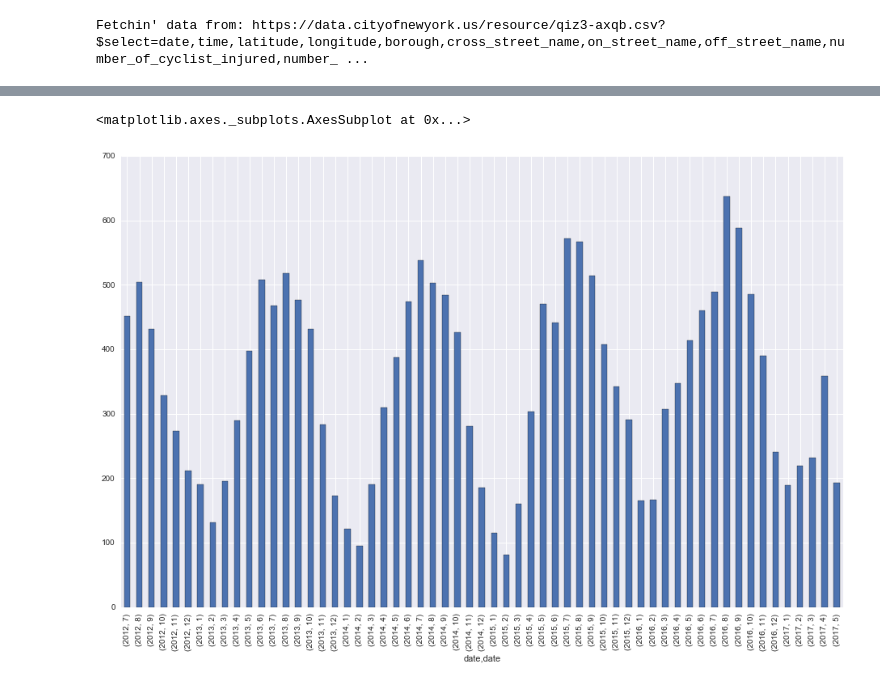
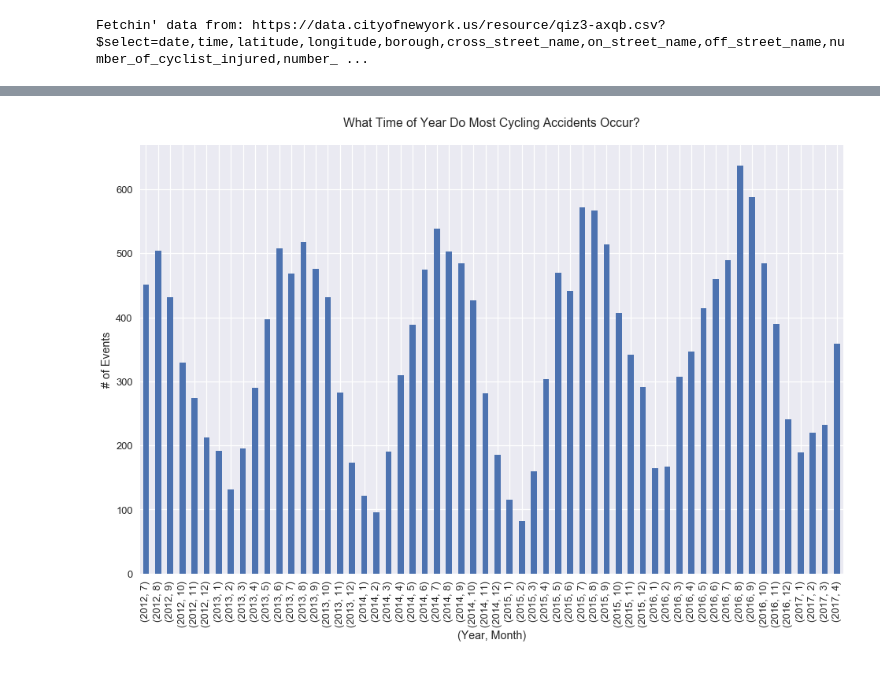
Before and after one commit to jpoles1/bikenyc, a Jupyter notebook: ImportData.ipynb, the cells around one changed output, grey strips where cells are left out. Cells and saved outputs as stored; diff of their text form; code cells hidden in the pictures.

```diff
--- a/ImportData.ipynb
+++ b/ImportData.ipynb
@@ -48,0 +45,6 @@ ggplot(aes(x='time'), data=clean_data) + geom_histogram(binwidth=1) + xlim(0,24)
+# %%
+sb.set_context("talk")
+p = sb.distplot(clean_data["time"], kde=False, bins=24)
+p.set(xlim=(0,24), xlabel="Time of Day", ylabel="Number of Events",
+      title="What Time of Day Do Cycling Accidents Occur?\n")
+plt.show(p.set_xticks(np.arange(0,25,2)))
@@ -49,5 +53,6 @@ ggplot(aes(x='time'), data=clean_data) + geom_histogram(binwidth=1) + xlim(0,24)
 # %%
-clean_data.groupby([clean_data["date"].dt.year, clean_data["date"].dt.month])["date"].count().plot(kind="bar", figsize=(16,10))
+_ = clean_data.groupby([clean_data["date"].dt.year, clean_data["date"].dt.month])["date"].count()[:-1]\
+.plot(kind="bar", figsize=(16,10)).set(title="What Time of Year Do Most Cycling Accidents Occur?\n",
+                                       xlabel="(Year, Month)", ylabel="# of Events")
 # %% [output]
-<matplotlib.axes._subplots.AxesSubplot at 0x...>
-[figure, old version]
+[figure, new version]
```
Also changed, not shown: parts of 6 cells of this notebook, 1 other file.
